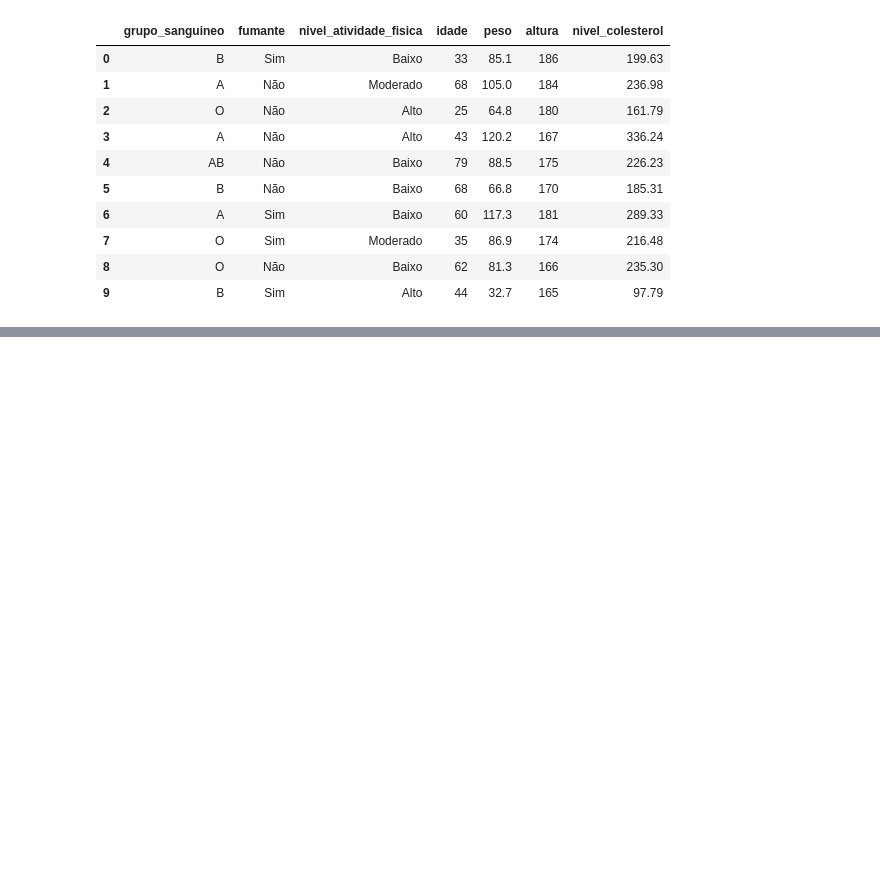
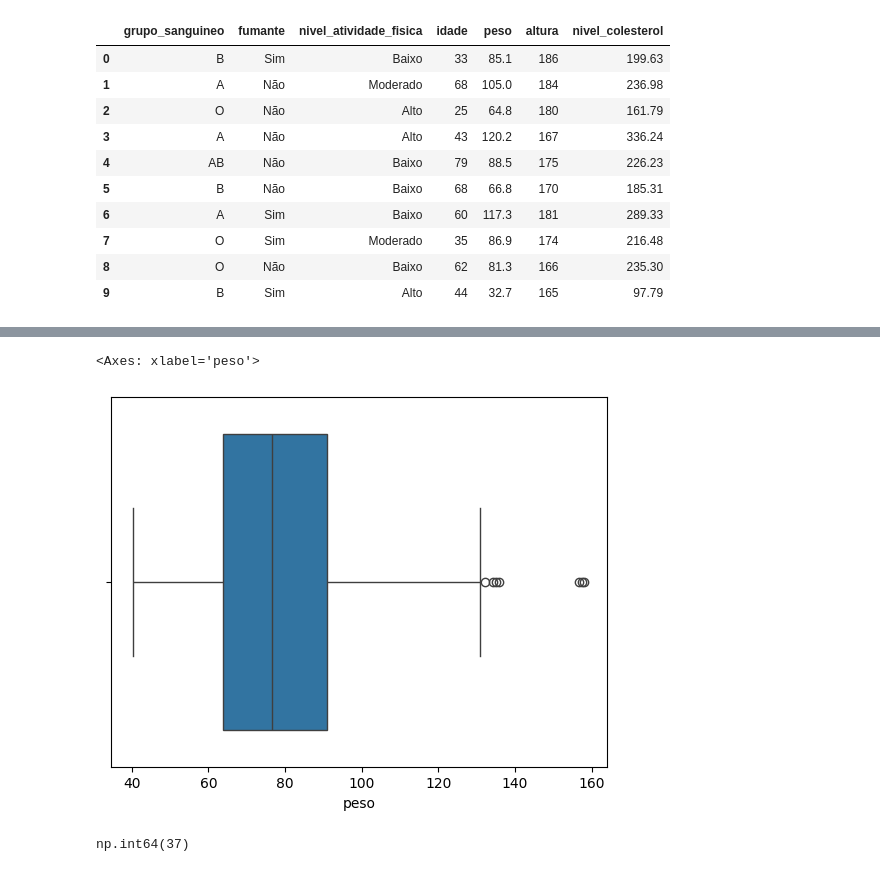
Before and after one commit to felipesanderp/regrassao-linear-multipla-ia-python, a Jupyter notebook: modelo_colesterol.ipynb, the cells around one changed output, grey strips where cells are left out. Cells and saved outputs as stored; diff of their text form; code cells hidden in the pictures; blank space fills up the shorter version.

```diff
--- a/modelo_colesterol.ipynb
+++ b/modelo_colesterol.ipynb
@@ -139,0 +146,11 @@ df_colesterol_eda.head(10)
+# %%
+# Verificar / detectar outliers
+sns.boxplot(data=df_colesterol_eda, x='peso')
+# %% [output]
+<Axes: xlabel='peso'>
+[figure, added]
+# %%
+# Filtrar o público a ser removido
+df_colesterol_eda[df_colesterol_eda['peso'] < 40].peso.count()
+# %% [output]
+np.int64(37)
```
Also changed, not shown: parts of 3 cells of this notebook.
